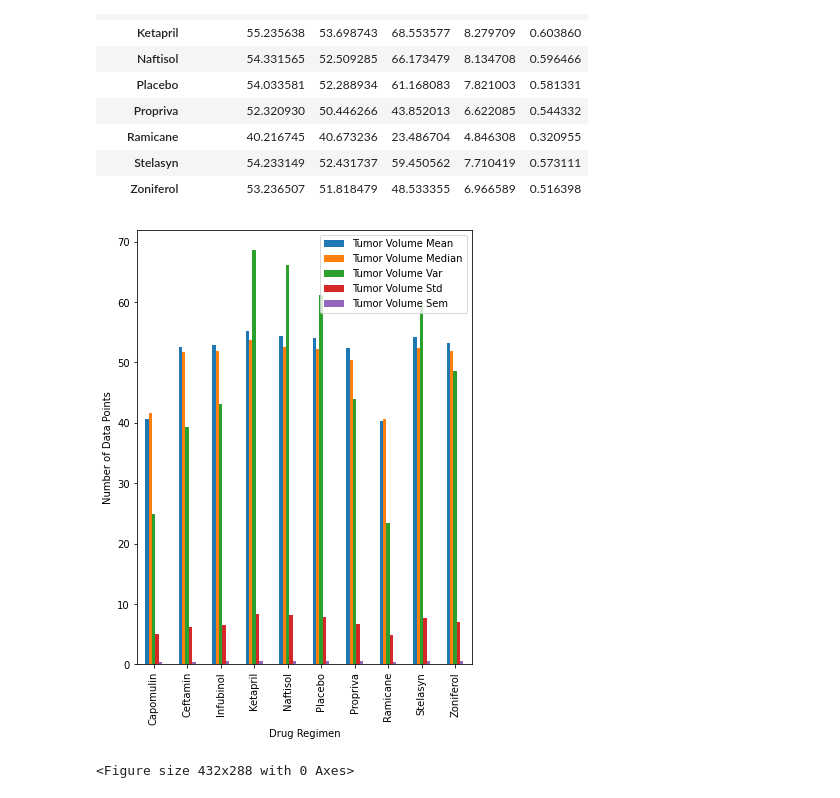
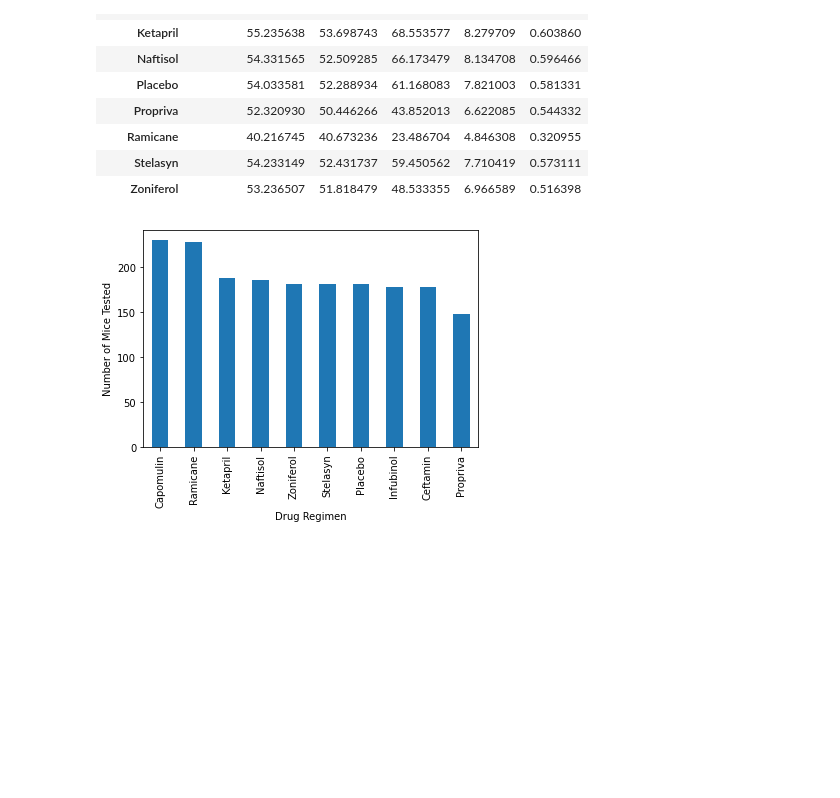
Before and after one commit to RSGDATA/Pymaceuticals_Analysis, a Jupyter notebook: anti_cancer_pharmaceuticals_analysis.ipynb, the cells around one changed output. Drawn from its saved outputs; the diff is of its cells as text; code cells hidden in the pictures; blank space fills up the shorter version.

```diff
--- a/anti_cancer_pharmaceuticals_analysis.ipynb
+++ b/anti_cancer_pharmaceuticals_analysis.ipynb
@@ -195,35 +195,43 @@ agg_df
 # %%
 # Generate a bar plot showing the total number of timepoints for all mice tested for each drug regimen using Pandas.
 
 
 data_point = cleaned_df[["Drug Regimen","Timepoint"]]
 
 # Set the index to be "State" so they will be used as labels
 data_point = data_point.set_index("Drug Regimen")
 
 # #data_point.head()
 
 
 
 # data_point.plot(kind="bar", figsize=(20,3.5))
 
 # # Set a title for the chart
 
 # plt.show()
 
 
 
 
-data_point = volume_df.plot(kind='bar', figsize=(6,8,))
+# data_point = volume_df.plot(kind='bar', figsize=(6,8,))
 
 
-# Set the xlabel and ylabel using class methods
-data_point.set_xlabel("Drug Regimen")
-data_point.set_ylabel("Number of Data Points")
+# # Set the xlabel and ylabel using class methods
+# data_point.set_xlabel("Drug Regimen")
+# data_point.set_ylabel("Number of Data Points")
 
+# plt.show()
+
+# plt.tight_layout()
+
+
+
+counts = cleaned_df['Drug Regimen'].value_counts()
+counts.plot(kind="bar")
+plt.xlabel("Drug Regimen")
+plt.xticks(rotation=90)
+plt.ylabel("Number of Mice Tested")
 plt.show()
-
-plt.tight_layout()
 # %% [output]
-[figure, old version]
+[figure, new version]
-<Figure size 432x288 with 0 Axes>
```
Also changed, not shown: parts of 6 cells of this notebook.
